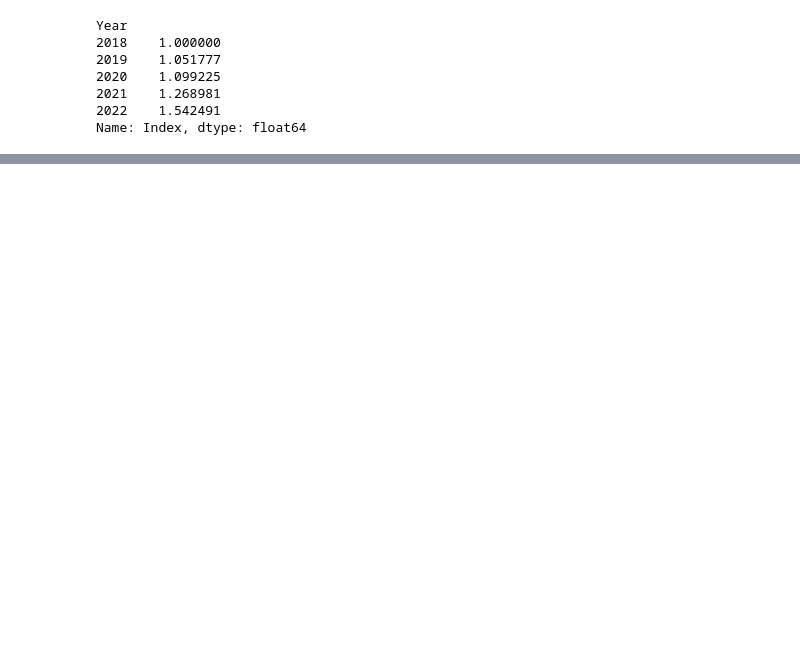
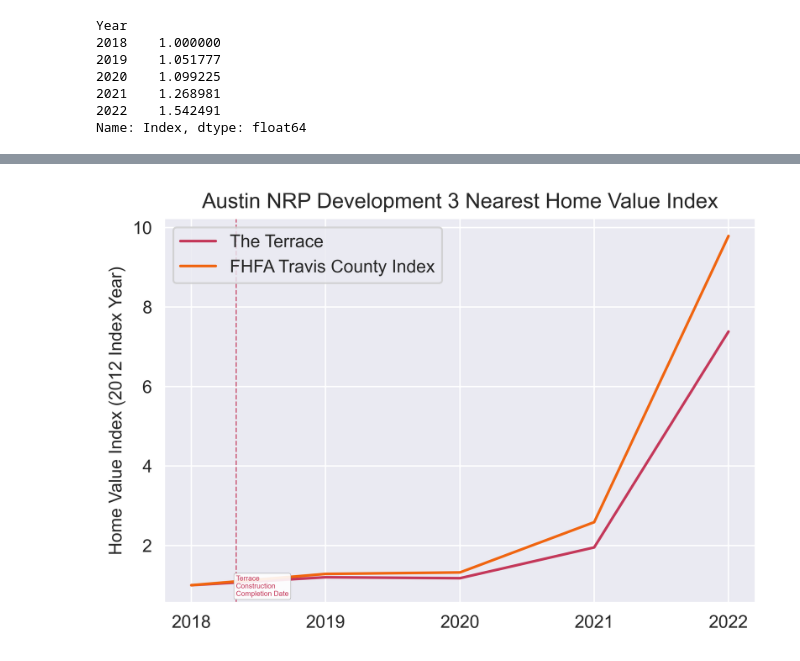
Before and after one commit to randymi01/nrp_analysis, a Jupyter notebook: closest/main.ipynb, the cells around one changed output, grey strips where cells are left out. Saved outputs shown, nothing was run; the diff lists cells and outputs as text; code cells hidden in the pictures; blank space fills up the shorter version.

```diff
--- a/closest/main.ipynb
+++ b/closest/main.ipynb
@@ -65,0 +99,6 @@ plt.show()
+# %%
+df_a = pd.read_csv("austin.csv")
+df_a = df_a[df_a["Year"] >= 2018]
+years = df_a["Year"]
+df_a = df_a.loc[:,list(df_a.columns[1:])].apply(lambda x: x/x[6], axis = 0)
+df_a["Year"] = years
@@ -65,0 +112,35 @@ plt.show()
+# %%
+fig = plt.figure()
+ax = fig.add_subplot(111)
+
+# Decker Lofts, Jan 2022
+# Loyla, July 2022
+# Terrace, April 2018
+
+date_range = range(2018, 2023)
+
+#ax.plot(date_range,df_a["Decker Lofts"].values, label = "Decker Loft", c = cmap[0])
+#ax.plot(date_range,df_a["Loyola Apartments (Bridge at Loyola)"].values, label = "Loyola Apartments",c = cmap[1])
+ax.plot(date_range,df_a["The Terrace at Walnut Creek"], label = "The Terrace", c = cmap[2])
+ax.plot(date_range,df_a["FHFA Index"], label = "FHFA Travis County Index", c = cmap[3])
+ax.set_xticks(date_range)
+ax.legend(loc="upper left")
+ax.set_title("Austin NRP Development 3 Nearest Home Value Index")
+ax.set_ylabel("Home Value Index (2012 Index Year)",fontsize = 10)
+
+# add construction completion lines
+#ax.axvline(2022 + 1/12, color = "black", linestyle = "--", lw = 0.7, alpha = 0.8, c = cmap[0])
+#ax.text(2022 + 1/12, 0.95, 'Decker Lofts \nConstruction\nCompletion Date', ha='left', va='center', fontsize = 4, c = cmap[0],
+#         bbox=dict(boxstyle="round", fc="w", ec="0.5", alpha=0.9, lw = 0.2))
+
+#ax.axvline(2022 + 7/12, color = "black", linestyle = "--", lw = 0.7, alpha = 0.8, c = cmap[1])
+#ax.text(2022 + 7/12, 0.95, 'Loyola Apartments \nConstruction\nCompletion Date', ha='left', va='center', fontsize = 4, c = cmap[1],
+#         bbox=dict(boxstyle="round", fc="w", ec="0.5", alpha=0.9, lw = 0.2))
+
+ax.axvline(2018 + 4/12, color = "black", linestyle = "--", lw = 0.7, alpha = 0.8, c = cmap[2])
+ax.text(2018 + 4/12, 0.97, 'Terrace \nConstruction\nCompletion Date', ha='left', va='center', fontsize = 4,c = cmap[2],
+         bbox=dict(boxstyle="round", fc="w", ec="0.5", alpha=0.9, lw = 0.2))
+
+fig.savefig("Austin NRP Development 3 Nearest Home Value Index.png")
+# %% [output]
+[figure, added]
```
Also changed, not shown: parts of 6 cells of this notebook, 5 other files.
